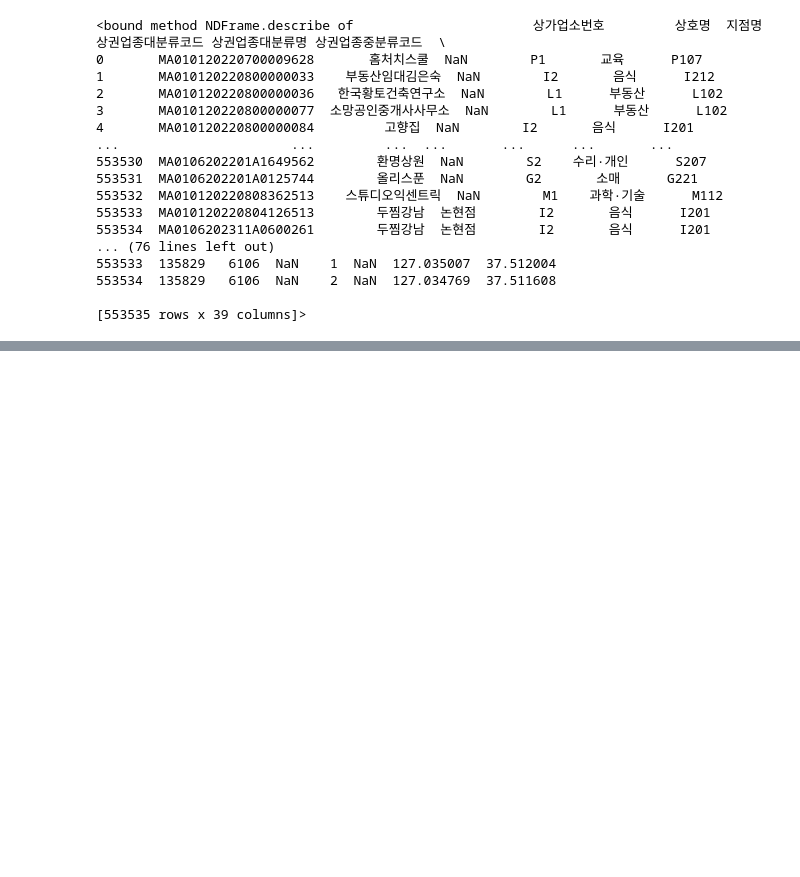
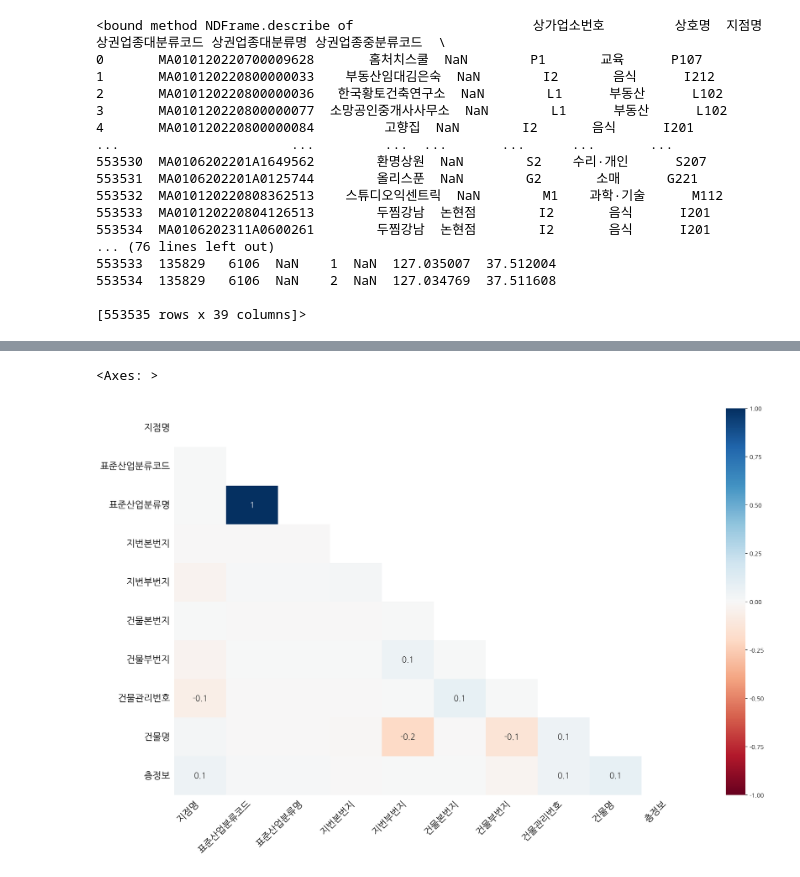
Before and after one commit to JongHyun070105/BigDataAnalyzing2025, a Jupyter notebook: 상가상권정보_30710.ipynb, the cells around one changed output, grey strips where cells are left out. Cells and saved outputs as stored; diff of their text form; code cells hidden in the pictures; blank space fills up the shorter version.

```diff
--- a/상가상권정보_30710.ipynb
+++ b/상가상권정보_30710.ipynb
@@ -196,0 +268,6 @@ df.describe
+# %%
+# heatmap으로 df의 결측값 확인
+mn.heatmap(df)
+# %% [output]
+<Axes: >
+[figure, added]
```
Also changed, not shown: parts of 36 cells of this notebook.
